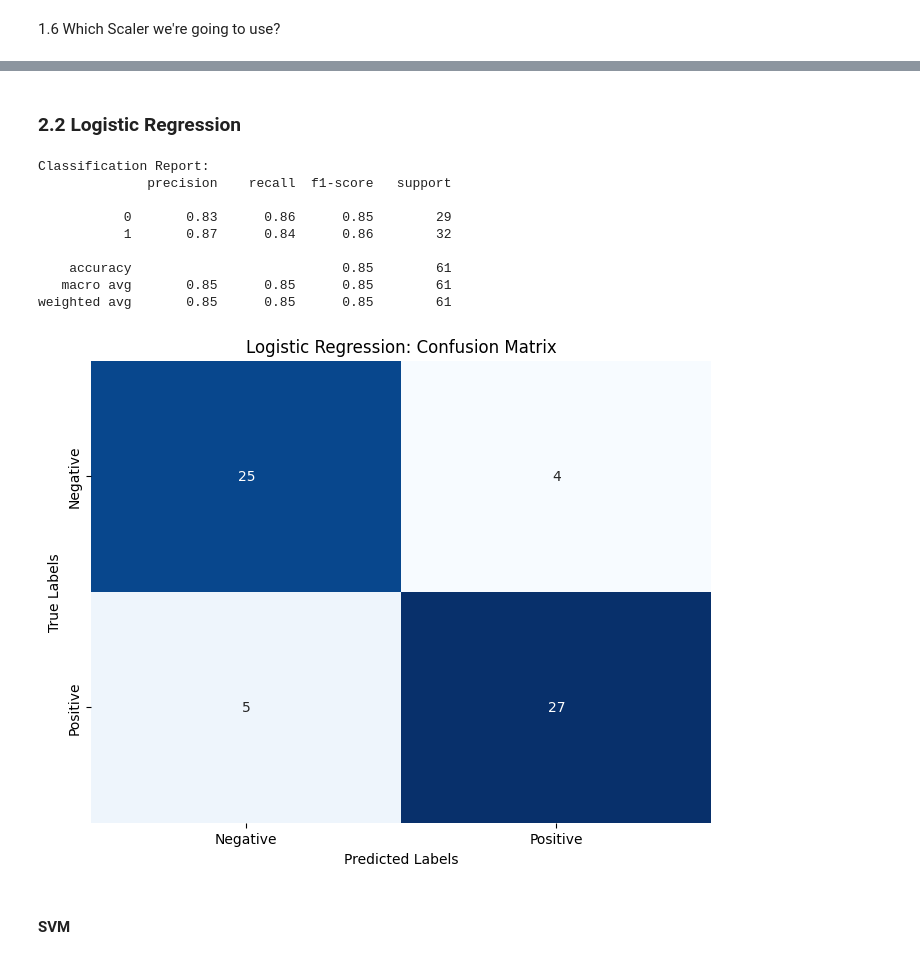
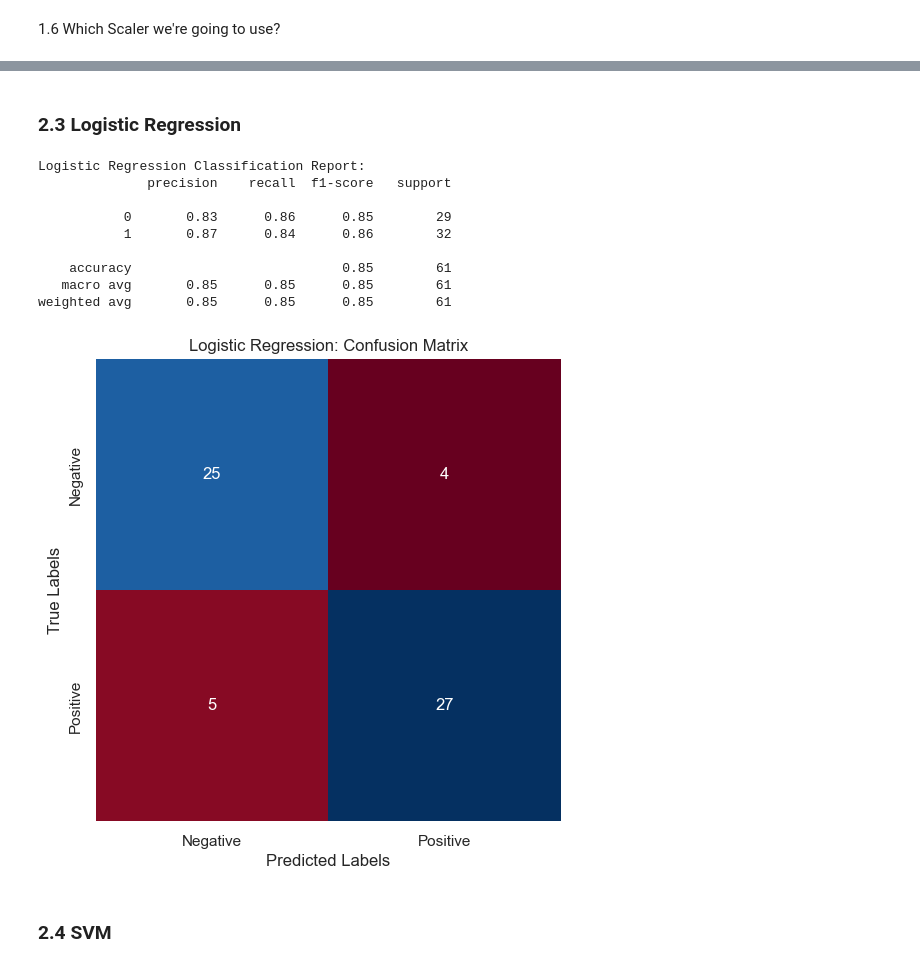
Before and after one commit to walachowska/Heart_Attack_Predictions, a Jupyter notebook: Heart_attack_prediction.ipynb, the cells around one changed output, grey strips where cells are left out. Saved outputs shown, nothing was run; the diff lists cells and outputs as text; code cells hidden in the pictures.

```diff
--- a/Heart_attack_prediction.ipynb
+++ b/Heart_attack_prediction.ipynb
@@ -269,0 +281,15 @@ weighted avg       0.89      0.89      0.89        61
+# %%
+nb_model = GaussianNB()
+nb_model.fit(X_train, y_train)
+y_pred = nb_model.predict(X_test)
+
+print("Naive Bayes Classification Report:")
+print(classification_report(y_test, y_pred))
+# Confusion matrix
+cm = confusion_matrix(y_test, y_pred)
+plt.figure(figsize=(6, 6))
+sns.heatmap(cm, annot=True, fmt="d", cmap="RdBu", cbar=False, xticklabels=["Negative", "Positive"], yticklabels=["Negative", "Positive"])
+plt.title('Naive Bayes: Confusion Matrix')
+plt.xlabel('Predicted Labels')
+plt.ylabel('True Labels')
+plt.show()
@@ -270,33 +307,31 @@ weighted avg       0.89      0.89      0.89        61
 # %% [markdown]
-### 2.2 Logistic Regression
+### 2.3 Logistic Regression
 # %%
 model = LogisticRegression(max_iter=1000)
 model.fit(X_train, y_train)
 y_pred = model.predict(X_test)
 
-# Ocena modelu
-print("Classification Report:")
+print("Logistic Regression Classification Report:")
 print(classification_report(y_test, y_pred))
-
+# Confusion matrix
 cm = confusion_matrix(y_test, y_pred)
-# Rysowanie confusion matrix
-plt.figure(figsize=(8, 6))  # Możesz dostosować rozmiar dla lepszej czytelności
-sns.heatmap(cm, annot=True, fmt="d", cmap="Blues", cbar=False, xticklabels=["Negative", "Positive"], yticklabels=["Negative", "Positive"])
+plt.figure(figsize=(6, 6))
+sns.heatmap(cm, annot=True, fmt="d", cmap="RdBu", cbar=False, xticklabels=["Negative", "Positive"], yticklabels=["Negative", "Positive"])
 plt.title('Logistic Regression: Confusion Matrix')
 plt.xlabel('Predicted Labels')
 plt.ylabel('True Labels')
 plt.show()
 # %% [output]
-Classification Report:
+Logistic Regression Classification Report:
               precision    recall  f1-score   support
 
            0       0.83      0.86      0.85        29
            1       0.87      0.84      0.86        32
 
     accuracy                           0.85        61
    macro avg       0.85      0.85      0.85        61
 weighted avg       0.85      0.85      0.85        61
-[figure, old version]
+[figure, new version]
 # %% [markdown]
-#### SVM
+### 2.4 SVM
 # %%
```
Also changed, not shown: parts of 20 cells of this notebook, 1 other file.
